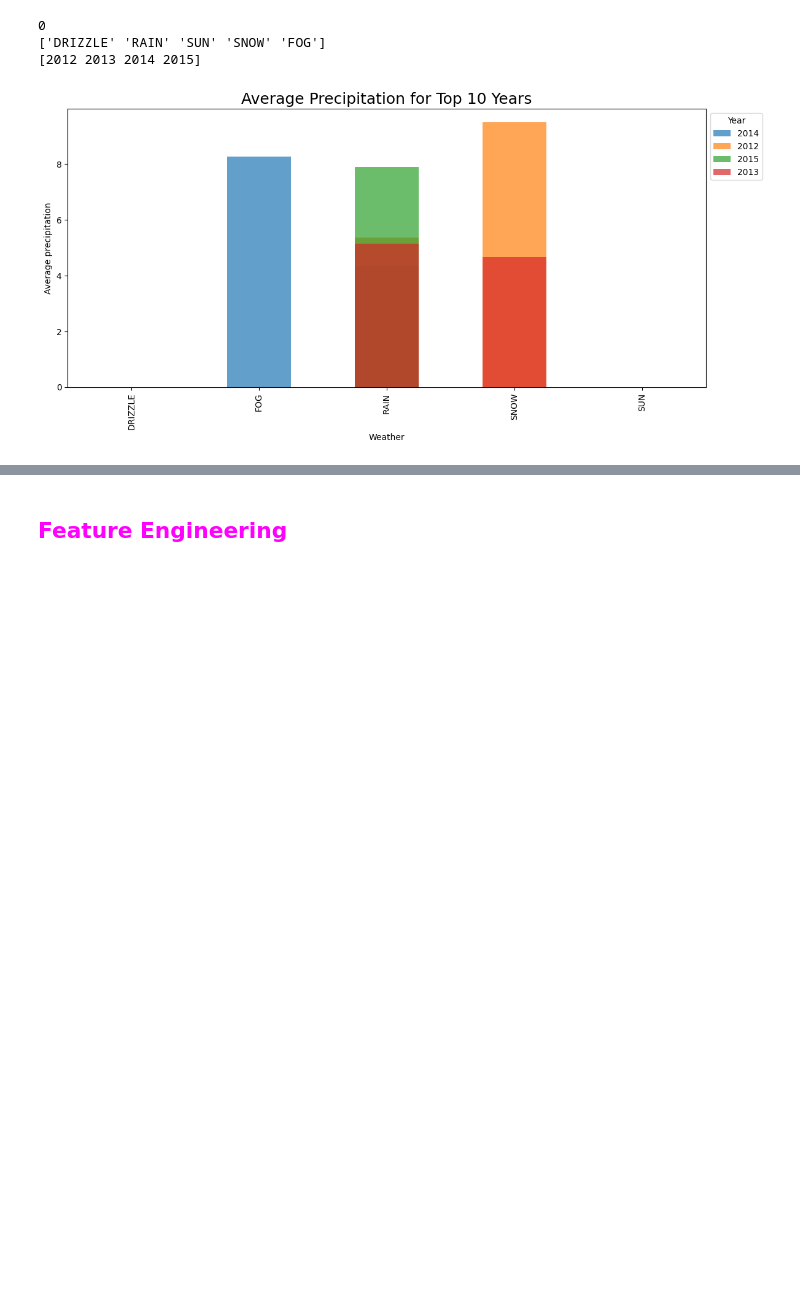
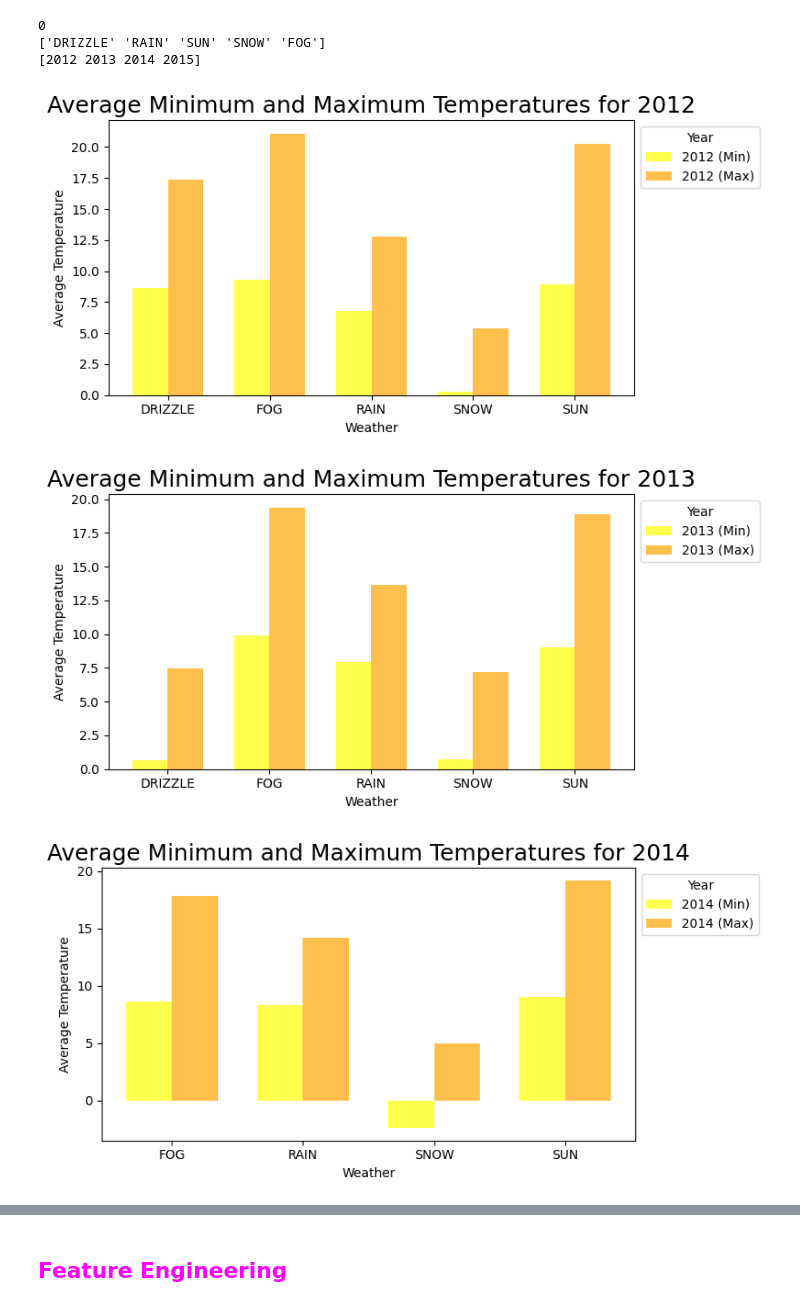
Before and after one commit to shubhangi24kashid/SkyCast, a Jupyter notebook: detection.ipynb, the cells around one changed output, grey strips where cells are left out. Cells and saved outputs as stored; diff of their text form; code cells hidden in the pictures; blank space fills up the shorter version.

```diff
--- a/detection.ipynb
+++ b/detection.ipynb
@@ -456,26 +456,54 @@ avg_precipitation_by_year = weath_cpy.groupby(['year', 'weather'])['precipitatio
 0
 ['DRIZZLE' 'RAIN' 'SUN' 'SNOW' 'FOG']
 [2012 2013 2014 2015]
-# %%
-# Calculate the average production of crops for each crop year
-avg_precipitation_by_year = weath_cpy.groupby(['year', 'weather'])['precipitation'].mean()
-
-# Find the top 10 crop years with the highest average production
-top_10_years = avg_precipitation_by_year.groupby('year').mean().nlargest(10)
-
-# Define a list of colors for the bars
-colors = plt.cm.tab10.colors
-
-# Plot the average production of crops for each of the top 10 crop years
-plt.figure(figsize=(12, 6))
-for i, year in enumerate(top_10_years.index):
-    avg_precipitation_by_year.loc[year].plot(kind='bar', alpha=0.7, label=year, color=colors[i])
-
-plt.xlabel('Weather')
-plt.ylabel('Average precipitation')
-plt.title("Average Precipitation for Top 10 Years", fontsize=18)
-plt.legend(title='Year', bbox_to_anchor=(1, 1), loc='upper left')
-plt.tight_layout()
-plt.show()
-# %% [output]
-[figure, removed]
+# %%
+# Convert 'temp_min' and 'temp_max' columns to numeric type
+weath_cpy['temp_min'] = pd.to_numeric(weath_cpy['temp_min'], errors='coerce')
+weath_cpy['temp_max'] = pd.to_numeric(weath_cpy['temp_max'], errors='coerce')
+
+# Calculate the average minimum temperature of each weather category for each year
+avg_temp_min_by_year = weath_cpy.groupby(['year', 'weather'])['temp_min'].mean()
+
+# Calculate the average maximum temperature of each weather category for each year
+avg_temp_max_by_year = weath_cpy.groupby(['year', 'weather'])['temp_max'].mean()
+
+# Get the unique years
+years = weath_cpy['year'].unique()
+
+# Define colors for minimum and maximum temperatures
+min_color = 'yellow'
+max_color = 'orange'
+
+# Plot the average temperature for each weather category for each year
+for year in years:
+    # Filter data for the current year
+    avg_temp_min_year = avg_temp_min_by_year.loc[year]
+    avg_temp_max_year = avg_temp_max_by_year.loc[year]
+
+    # Create a new figure for each year
+    plt.figure(figsize=(8, 4))
+
+    # Calculate the number of weather categories
+    num_categories = len(avg_temp_min_year)
+
+    # Define the positions for the bars
+    bar_width = 0.35
+    x = np.arange(num_categories)
+
+    # Plot the average minimum temperature bars
+    plt.bar(x - bar_width/2, avg_temp_min_year, alpha=0.7, width=bar_width, label=f'{year} (Min)', color=min_color)
+
+    # Plot the average maximum temperature bars
+    plt.bar(x + bar_width/2, avg_temp_max_year, alpha=0.7, width=bar_width, label=f'{year} (Max)', color=max_color)
+
+    plt.xlabel('Weather')
+    plt.ylabel('Average Temperature')
+    plt.title(f"Average Minimum and Maximum Temperatures for {year}", fontsize=18)
+    plt.legend(title='Year', bbox_to_anchor=(1, 1), loc='upper left')
+    plt.xticks(x, avg_temp_min_year.index)  # Set x-axis labels
+    plt.tight_layout()
+    plt.show()
+# %% [output]
+[figure, added]
+[figure, added]
+[figure, added]
```
Also changed, not shown: parts of 27 cells of this notebook.
